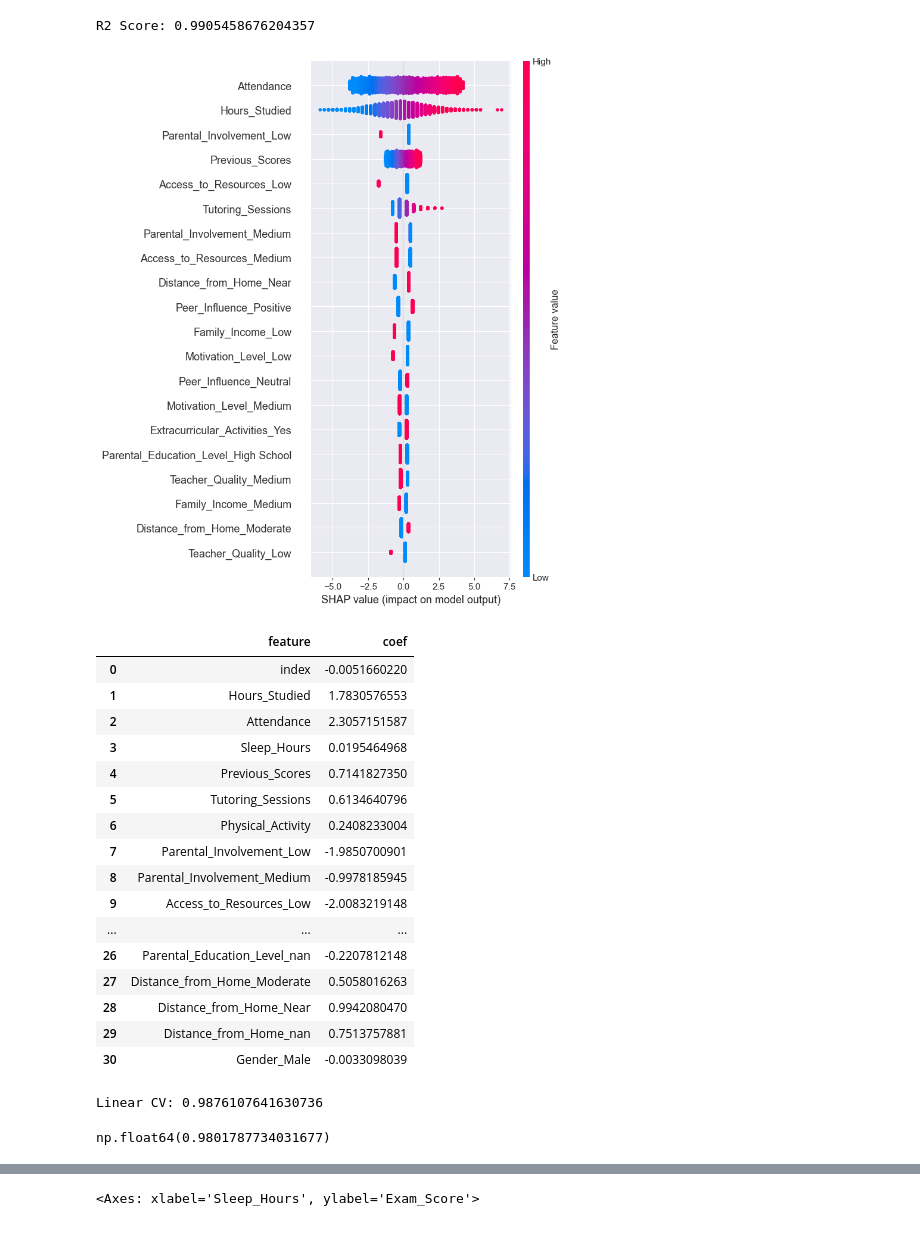
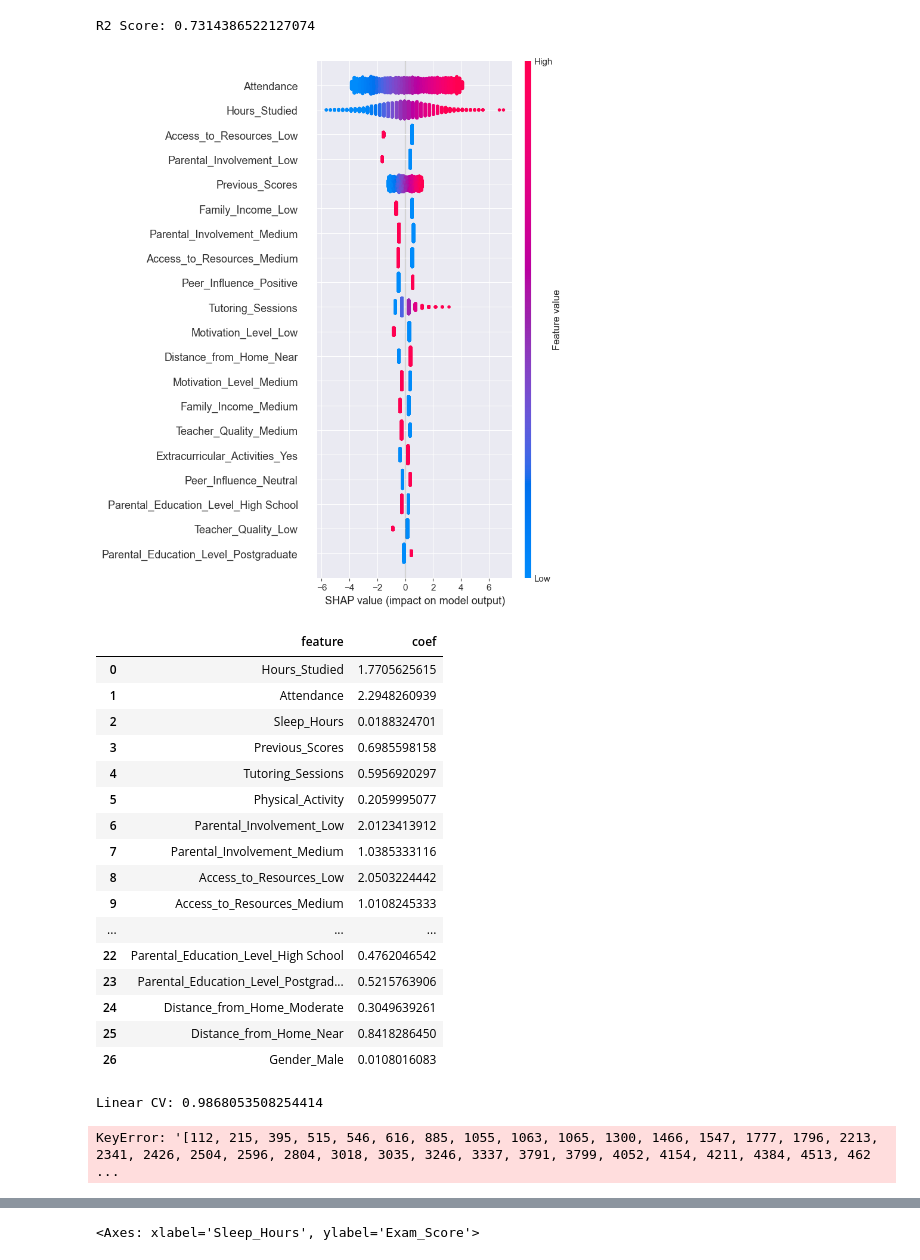
Before and after one commit to joona111/TIES4600, a Jupyter notebook: students.ipynb, the cells around one changed output, grey strips where cells are left out. Cells and saved outputs as stored; diff of their text form; code cells hidden in the pictures.

```diff
--- a/students.ipynb
+++ b/students.ipynb
@@ -23,19 +23,16 @@ from sklearn.ensemble import IsolationForest
 def load_data():
     X = pd.read_csv("StudentPerformanceFactors.csv")
 
-    #X=X.dropna().reset_index(drop=True)
-
-
-    X["outlier"] = np.where(X["Exam_Score"]>78,1,0)
-    X = X[X["outlier"]!=1].reset_index()
-    X.drop(columns=["outlier"],inplace=True)
+    X=X.dropna().reset_index(drop=True)
+    #X["outlier"] = np.where(X["Exam_Score"]>78,1,0)
+    #X = X[X["outlier"]!=1].reset_index()
+    #X.drop(columns=["outlier"],inplace=True)
+    X.drop(columns=["Distance_from_Home"])
+    #X = X[X["Exam_Score"] < 78]
     y = X["Exam_Score"]
     X.drop(columns=["Exam_Score"], inplace=True)
 
 
-
-
-
-
     return X,y
 X,y = load_data()
+X
@@ -48,62 +62,62 @@ sns.histplot(np.log(y),ax=axs[1])
 import shap
 X,y=load_data()
 #y = np.log(y)
-pd.options.display.float_format = '{:.10f}'.format
+
 
 categorical_columns = X.select_dtypes(include="object").columns.tolist()
 numeric = X.select_dtypes(exclude="object").columns.tolist()
 encoder = OneHotEncoder(sparse_output=False,drop="first")
 encoded = encoder.fit_transform(X[categorical_columns])
 X.drop(columns=categorical_columns,inplace=True)
 encoded_names = encoder.get_feature_names_out()
 X = pd.concat(
     [X, pd.DataFrame(encoded, columns=encoded_names, index=X.index)],
     axis=1
 )
 scaler = StandardScaler()
 X[numeric] = scaler.fit_transform(X[numeric])
 
 X.columns = X.columns.astype(str)
 X,X_test,y,y_test = train_test_split(X,y,test_size=0.2,random_state=42)
 lm = LinearRegression()
 lm.fit(X,y)
 preds = lm.predict(X_test)
 r2 = r2_score(y_test,preds)
 print(f'R2 Score: {r2}')
 coefs = pd.DataFrame({"feature": X.columns, "coef": lm.coef_})
 
 explainer = shap.LinearExplainer(lm, X)
 shap_values = explainer(X)
 shap.summary_plot(shap_values)
 
 coefs
 # %% [output]
-R2 Score: 0.9905458676204357
+R2 Score: 0.7314386522127074
-[figure, old version]
+[figure, new version]
 |  | feature | coef |
-| 0 | index | -0.0051660220 |
-| 1 | Hours_Studied | 1.7830576553 |
-| 2 | Attendance | 2.3057151587 |
-| 3 | Sleep_Hours | 0.0195464968 |
-| 4 | Previous_Scores | 0.7141827350 |
-| 5 | Tutoring_Sessions | 0.6134640796 |
-| 6 | Physical_Activity | 0.2408233004 |
-| 7 | Parental_Involvement_Low | -1.9850700901 |
-| 8 | Parental_Involvement_Medium | -0.9978185945 |
-| 9 | Access_to_Resources_Low | -2.0083219148 |
+| 0 | Hours_Studied | 1.7705625615 |
+| 1 | Attendance | 2.2948260939 |
+| 2 | Sleep_Hours | 0.0188324701 |
+| 3 | Previous_Scores | 0.6985598158 |
+| 4 | Tutoring_Sessions | 0.5956920297 |
+| 5 | Physical_Activity | 0.2059995077 |
+| 6 | Parental_Involvement_Low | 2.0123413912 |
+| 7 | Parental_Involvement_Medium | 1.0385333116 |
+| 8 | Access_to_Resources_Low | 2.0503224442 |
+| 9 | Access_to_Resources_Medium | 1.0108245333 |
 | ... | ... | ... |
-| 26 | Parental_Education_Level_nan | -0.2207812148 |
-| 27 | Distance_from_Home_Moderate | 0.5058016263 |
-| 28 | Distance_from_Home_Near | 0.9942080470 |
-| 29 | Distance_from_Home_nan | 0.7513757881 |
-| 30 | Gender_Male | -0.0033098039 |
+| 22 | Parental_Education_Level_High School | 0.4762046542 |
+| 23 | Parental_Education_Level_Postgrad... | 0.5215763906 |
+| 24 | Distance_from_Home_Moderate | 0.3049639261 |
+| 25 | Distance_from_Home_Near | 0.8418286450 |
+| 26 | Gender_Male | 0.0108016083 |
 # %%
 from sklearn.compose import ColumnTransformer
 from sklearn.pipeline import Pipeline
 from sklearn.model_selection import KFold
 import numpy as np
 X,y = load_data()
-#y = np.log(y)
+y = np.log(y)
 categorical_columns = X.select_dtypes(include=object).columns.tolist()
 numerical_columns = X.select_dtypes(exclude=object).columns.tolist()
 transformer = ColumnTransformer([
@@ -119,7 +133,7 @@ print(f'Linear CV: {np.mean(cross_val_score(pipeline,X,y))} ')
 
 kf = KFold(n_splits=5, shuffle=True, random_state=42)
 scores = []
-
+scores_train = []
 for train_idx, val_idx in kf.split(X):
     X_train, X_val = X.iloc[train_idx].copy(), X.iloc[val_idx].copy()
     y_train, y_val = y[train_idx].copy(), y[val_idx].copy()
@@ -140,11 +154,17 @@ for train_idx, val_idx in kf.split(X):
 
     model = XGBRegressor(random_state=42,early_stopping_rounds=50,learning_rate=0.2,max_depth=3,n_estimators=1000)
     model.fit(X_train,y_train,eval_set=[(X_val,y_val)],verbose=False)
+
     preds = model.predict(X_val)
+
+    preds_tr = model.predict(X_train)
+    r2_train = r2_score(y_train,preds_tr)
     r2 = r2_score(y_val,preds)
     scores.append(r2)
-
-np.mean(scores)
+    scores_train.append(r2_train)
+print(f'SCORE XGB val {np.mean(scores)}')
+print(f'SCORE XGB train {np.mean(scores_train)}')
+print(f'{np.mean(scores_train)-np.mean(scores)}')
 # %% [output]
-Linear CV: 0.9876107641630736
+Linear CV: 0.9868053508254414
-np.float64(0.9801787734031677)
+KeyError: '[112, 215, 395, 515, 546, 616, 885, 1055, 1063, 1065, 1300, 1466, 1547, 1777, 1796, 2213, 2341, 2426, 2504, 2596, 2804, 3018, 3035, 3246, 3337, 3791, 3799, 4052, 4154, 4211, 4384, 4513, 462 ...
```
Also changed, not shown: parts of 4 cells of this notebook.
